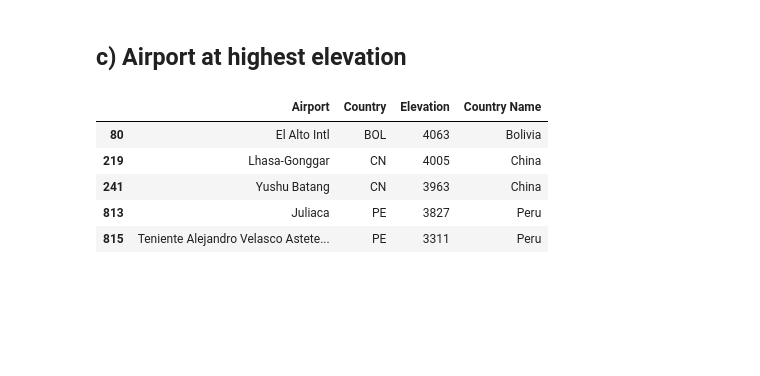
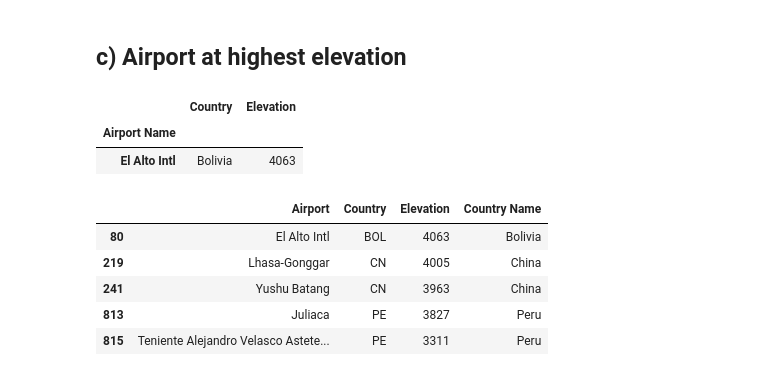
Before and after one commit to Gilo243/Springboard_DataScienceIntensive, a Jupyter notebook: data_wrangling_xml/sliderule_dsi_xml_exercise.ipynb, the cells around one changed output. Cells and saved outputs as stored; diff of their text form; code cells hidden in the pictures; blank space fills up the shorter version.

```diff
--- a/data_wrangling_xml/sliderule_dsi_xml_exercise.ipynb
+++ b/data_wrangling_xml/sliderule_dsi_xml_exercise.ipynb
@@ -212,3 +357,18 @@ lakes.sort_values(by = ["area", "depth"], ascending= False).head(5)
 | 106 | USA | 57800.0 | 281.0 | Lake Michigan | United States |
 # %% [markdown]
 ## c) Airport at highest elevation
+# %%
+airports = []
+for el in root.iter('airport'):
+    airport_name = el.find('name').text
+    country = el.get("country")
+    if el.find('elevation').text is not None:
+        airports.append((airport_name, country, el.find('elevation').text))
+airports = pd.DataFrame(airports, columns = ['Airport Name', 'Country', 'Elevation']).dropna().set_index('Airport Name')
+airports['Country'] = airports.Country.map(country_map)
+airports['Elevation'] = airports.Elevation.map(int)
+airports.sort_values('Elevation', ascending = False)[:1]
+# %% [output]
+|  | Country | Elevation |
+| Airport Name |  |  |
+| El Alto Intl | Bolivia | 4063 |
```
Also changed, not shown: parts of 16 cells of this notebook.
